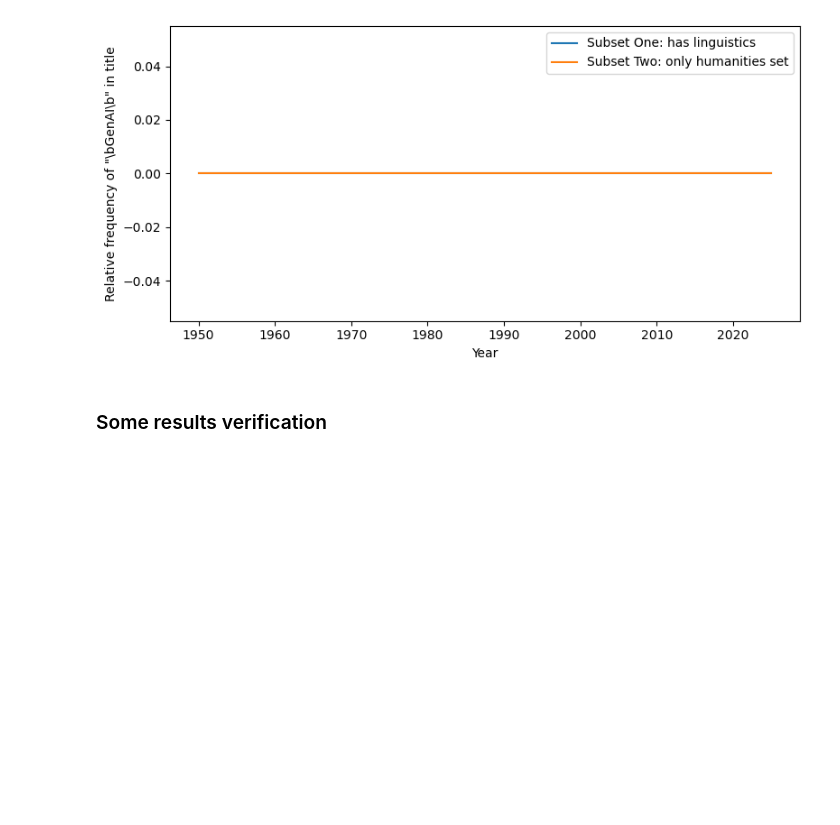
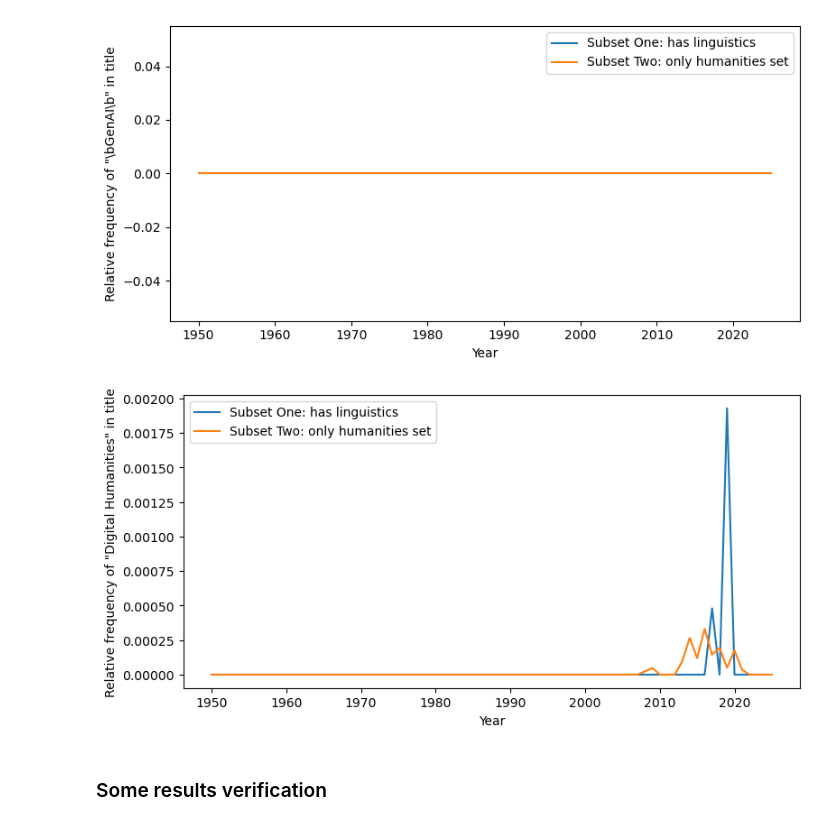
Before and after one commit to DanilSko/jstor_analysis_code, a Jupyter notebook: JSTOR database analyser.ipynb, the cells around one changed output. Saved outputs shown, nothing was run; the diff lists cells and outputs as text; code cells hidden in the pictures; blank space fills up the shorter version.

```diff
--- a/JSTOR database analyser.ipynb
+++ b/JSTOR database analyser.ipynb
@@ -305,0 +300,2 @@ discipline_counts.shape
+# %%
+df_eng_only = df[df['languages'].progress_apply(lambda langs: isinstance(langs, list) and 'eng' in langs)]
@@ -361,7 +361,7 @@ def plot_substring_by_subsets(subset1, subset2, substring, text_col="title", yea
     plt.savefig(f'pics/disciplines_compared/query_{substring}_all_ling_vs_hum_only.png', dpi=300)
     plt.show()
 # %%
-subset1, subset2 = make_subsets(df)
+subset1, subset2 = make_subsets(df_eng_only)
 # %%
 subset1.shape, subset2.shape
 # %% [output]
@@ -438,6 +438,10 @@ for substring in tqdm(list_of_substrings[3:]):
 plot_substring_by_subsets(subset1=subset1, subset2=subset2, substring="\\bGenAI\\b")
 # %% [output]
 [figure]
+# %%
+plot_substring_by_subsets(subset1=subset1, subset2=subset2, substring="Digital Humanities")
+# %% [output]
+[figure, added]
 # %% [markdown]
 ### Some results verification
 # %%
```
Also changed, not shown: parts of 23 cells of this notebook.
